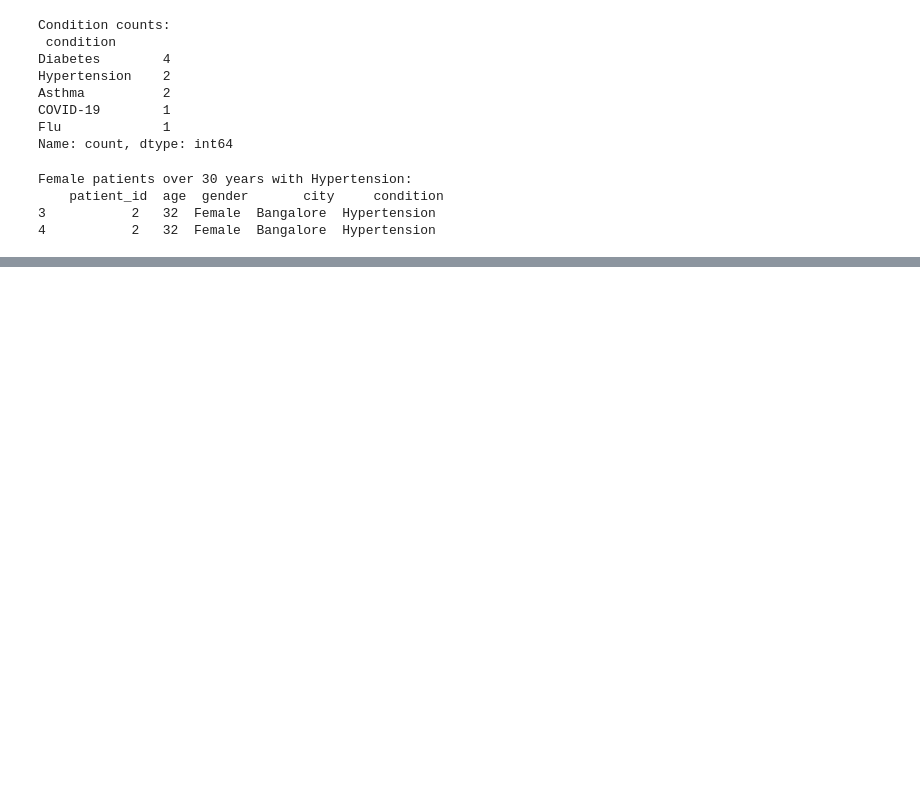
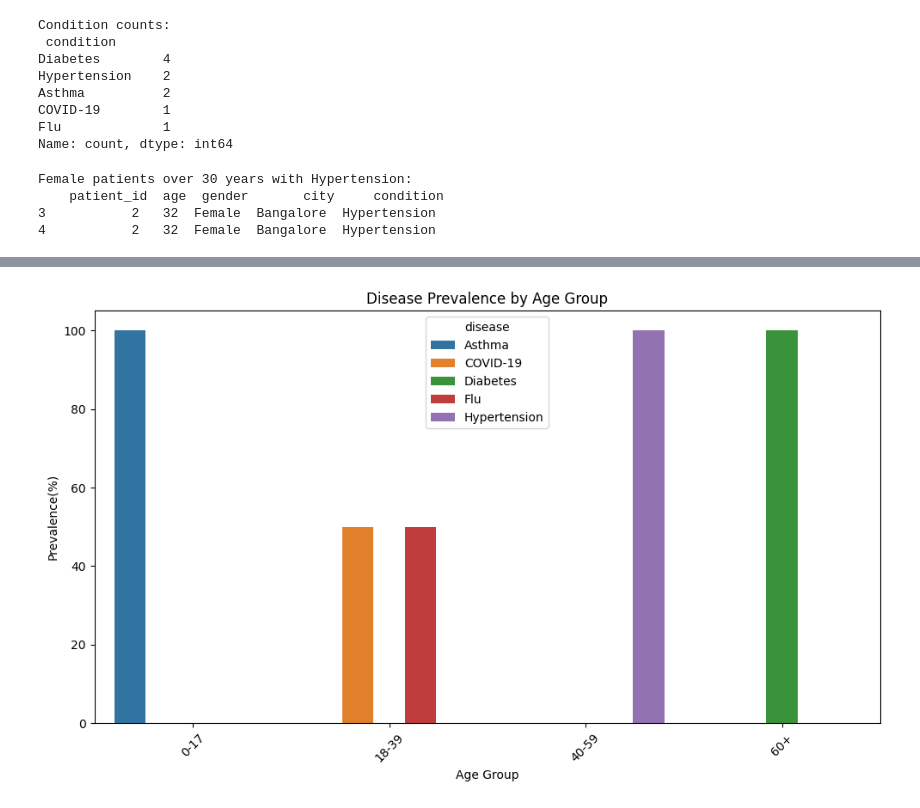
Before and after one commit to dakshayani2906/my-python-journey-basics, a Jupyter notebook: Untitled7.ipynb, the cells around one changed output, grey strips where cells are left out. Cells and saved outputs as stored; diff of their text form; code cells hidden in the pictures; blank space fills up the shorter version.

```diff
--- a/Untitled7.ipynb
+++ b/Untitled7.ipynb
@@ -1924,0 +1960,29 @@ Female patients over 30 years with Hypertension:
+# %%
+# Disesase Prevalence by Age Group
+
+
+import pandas as pd
+import seaborn as sns
+import matplotlib.pyplot as plt
+
+disease_age_data = pd.DataFrame({
+    'age': [25, 35, 70, 45, 20, 60, 30, 55, 80, 15],
+    'disease': ['Flu', 'COVID-19', 'Diabetes', 'Hypertension', 'Flu', 'Diabetes', 'COVID-19', 'Hypertension', 'Diabetes', 'Asthma']
+})
+
+bins = [0,18,40,60, float('inf')]
+labels = ['0-17', '18-39', '40-59', '60+']
+disease_age_data['age_group'] = pd.cut(disease_age_data['age'], bins = bins, labels = labels, right = False)
+
+disease_prevalence = disease_age_data.groupby('age_group')['disease'].value_counts(normalize=True).mul(100).rename('percentage').reset_index()
+
+plt.figure(figsize = (10,6))
+sns.barplot(x='age_group', y='percentage', hue='disease', data=disease_prevalence)
+plt.title('Disease Prevalence by Age Group')
+plt.ylabel('Prevalence(%)')
+plt.xlabel('Age Group')
+plt.xticks(rotation= 45)
+plt.tight_layout()
+plt.show()
+# %% [output]
+[figure, added]
```
Also changed, not shown: parts of 6 cells of this notebook.
